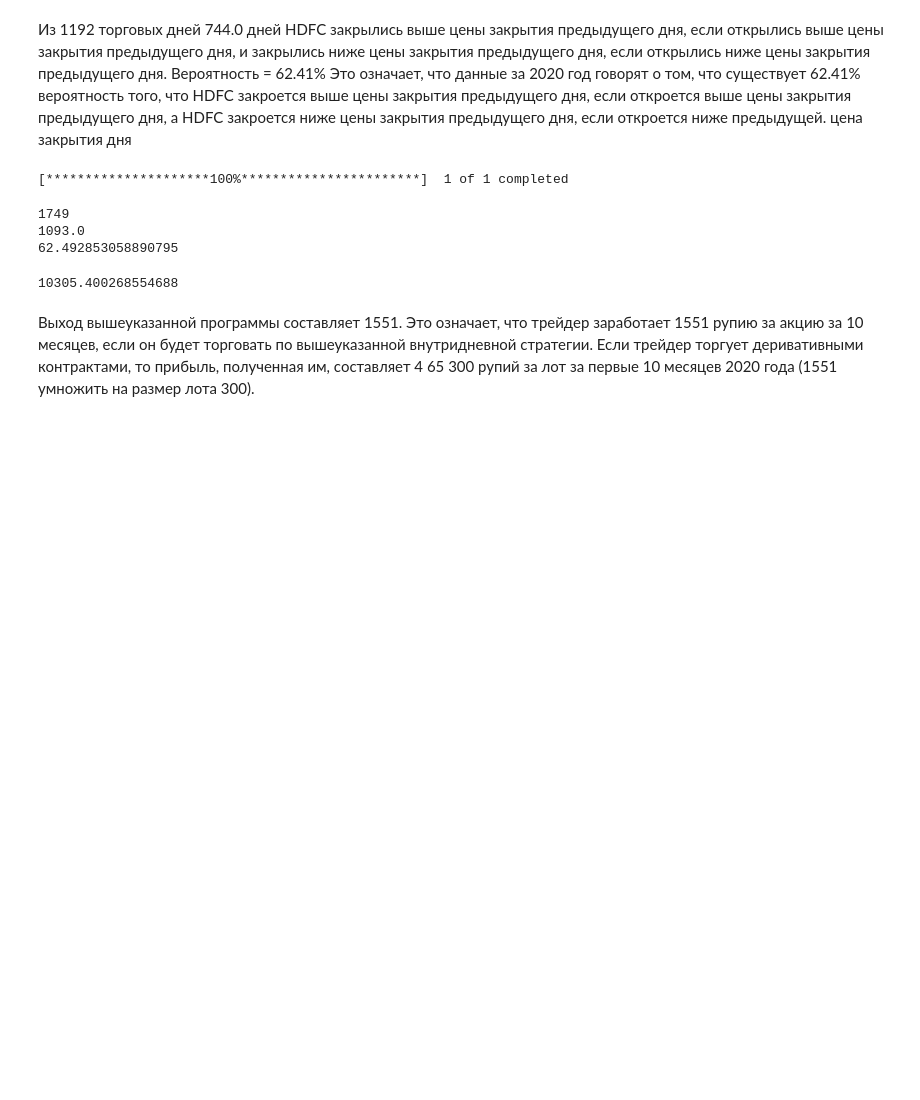
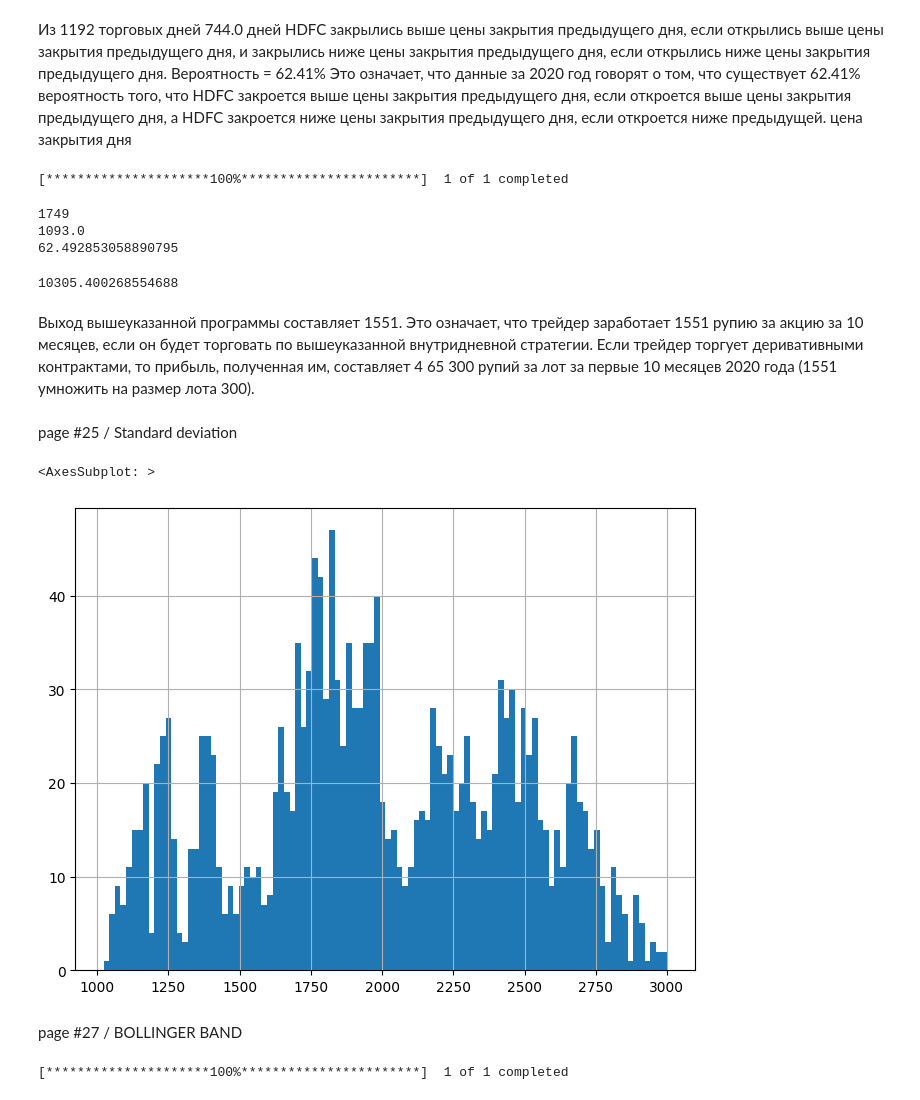
Before and after one commit to Romuldavid/Pair_Traiding, a Jupyter notebook: 3_pt.ipynb, the cells around one changed output. Drawn from its saved outputs; the diff is of its cells as text; code cells hidden in the pictures; blank space fills up the shorter version.

```diff
--- a/3_pt.ipynb
+++ b/3_pt.ipynb
@@ -217,3 +217,13 @@ print(Totalprofit)
 акцию за 10 месяцев, если он будет торговать по вышеуказанной внутридневной стратегии. Если трейдер
 торгует деривативными контрактами, то прибыль, полученная им, составляет 4 65 300 рупий за лот за первые
 10 месяцев 2020 года (1551 умножить на размер лота 300).
+# %% [markdown]
+page #25 /
+Standard deviation
+# %%
+data['Close'].hist(bins=100, figsize=(8, 6))
+# %% [output]
+<AxesSubplot: >
+[figure, added]
+# %% [markdown]
+page #27 / BOLLINGER BAND
@@ -219,0 +236,5 @@ print(Totalprofit)
+# %%
+Stock = "RELIANCE.NS"
+data = yf.download(Stock, start="2016-01-01", end="2020-10-31")
+# %% [output]
+[*********************100%***********************]  1 of 1 completed
```
Also changed, not shown: parts of 6 cells of this notebook, 1 other file.
